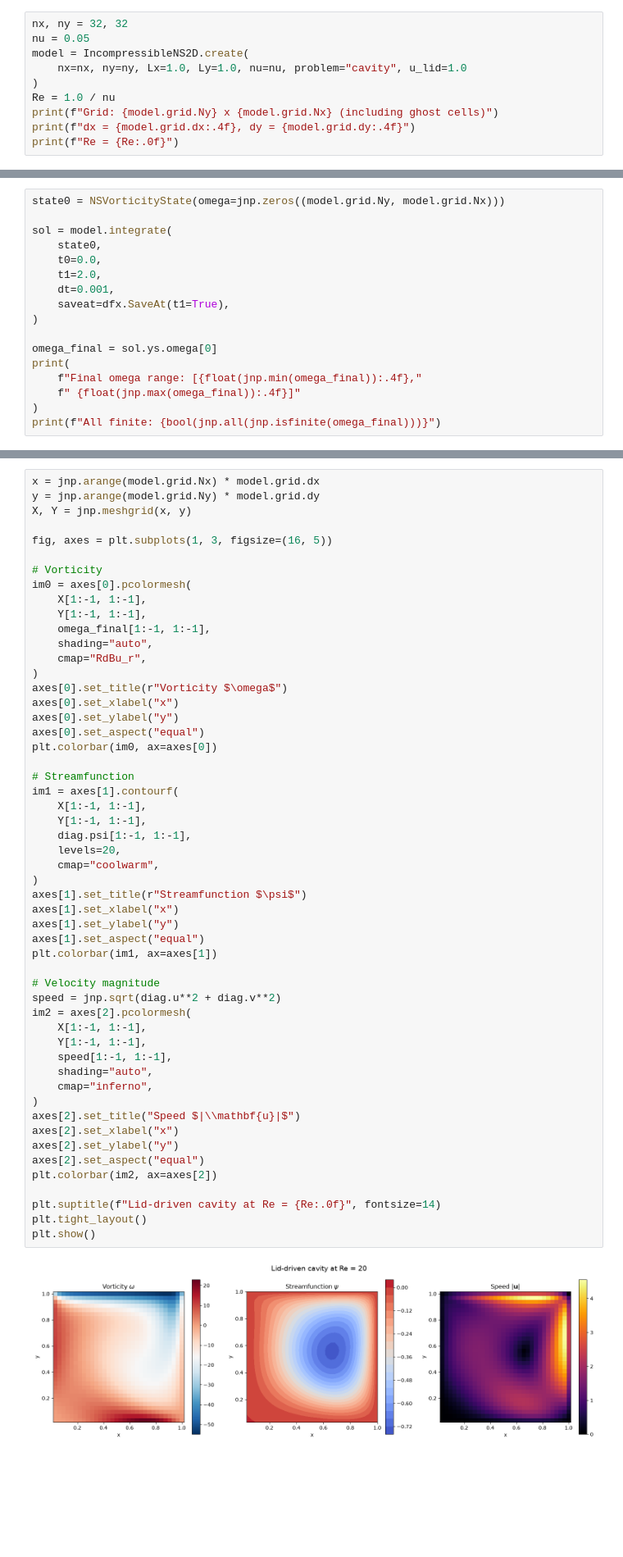
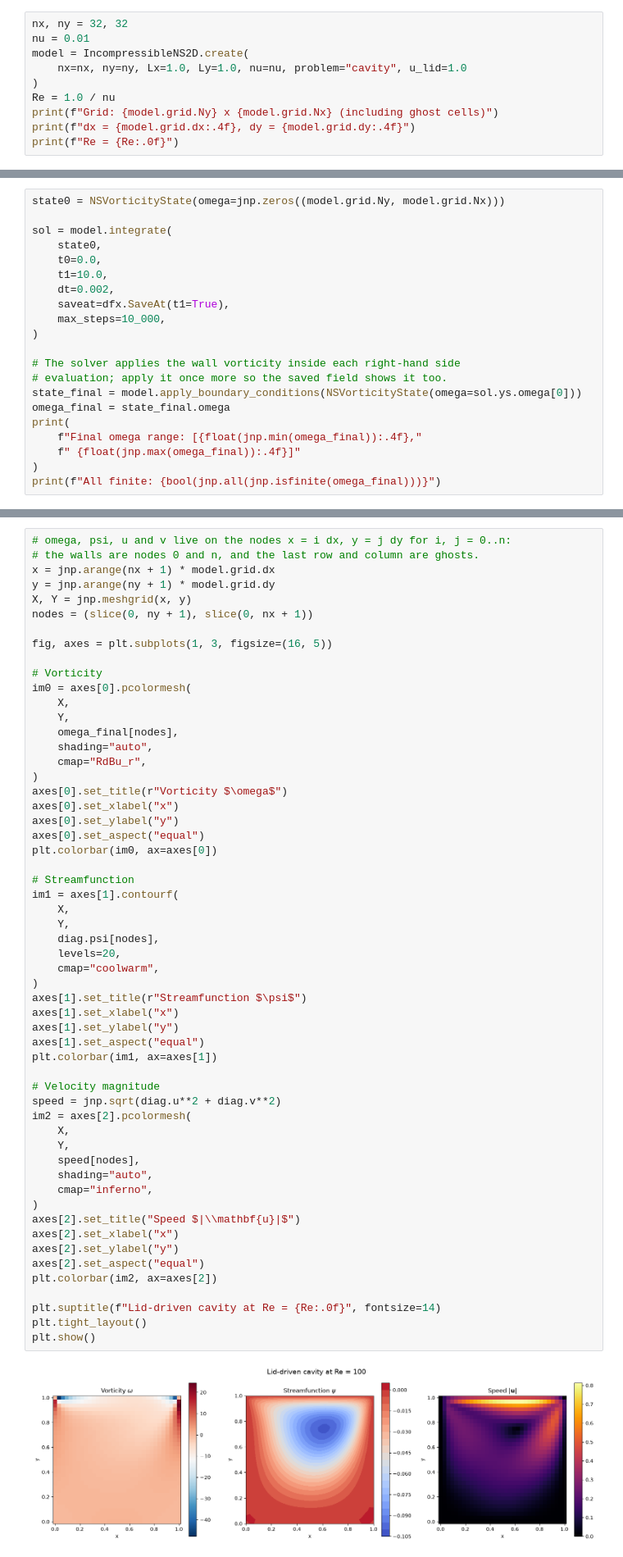
Before and after one commit to jejjohnson/sesmax, a Jupyter notebook: docs/notebooks/step12_cavity_flow.ipynb, the cells around one changed output, grey strips where cells are left out. Shown at 82% size. Saved outputs shown, nothing was run; the diff lists cells and outputs as text; blank space fills up the shorter version.

```diff
--- a/docs/notebooks/step12_cavity_flow.ipynb
+++ b/docs/notebooks/step12_cavity_flow.ipynb
@@ -148,6 +148,6 @@ We use a 64x64 grid with $\nu = 0.01$ ($Re = 100$).
 # %%
 nx, ny = 32, 32
-nu = 0.05
+nu = 0.01
 model = IncompressibleNS2D.create(
     nx=nx, ny=ny, Lx=1.0, Ly=1.0, nu=nu, problem="cavity", u_lid=1.0
 )
@@ -171,12 +171,16 @@ state0 = NSVorticityState(omega=jnp.zeros((model.grid.Ny, model.grid.Nx)))
 sol = model.integrate(
     state0,
     t0=0.0,
-    t1=2.0,
-    dt=0.001,
+    t1=10.0,
+    dt=0.002,
     saveat=dfx.SaveAt(t1=True),
+    max_steps=10_000,
 )
 
-omega_final = sol.ys.omega[0]
+# The solver applies the wall vorticity inside each right-hand side
+# evaluation; apply it once more so the saved field shows it too.
+state_final = model.apply_boundary_conditions(NSVorticityState(omega=sol.ys.omega[0]))
+omega_final = state_final.omega
 print(
     f"Final omega range: [{float(jnp.min(omega_final)):.4f},"
     f" {float(jnp.max(omega_final)):.4f}]"
@@ -203,17 +206,20 @@ Enstrophy:      132.667694
 
 We plot the vorticity field and streamfunction contours.
 # %%
-x = jnp.arange(model.grid.Nx) * model.grid.dx
-y = jnp.arange(model.grid.Ny) * model.grid.dy
+# omega, psi, u and v live on the nodes x = i dx, y = j dy for i, j = 0..n:
+# the walls are nodes 0 and n, and the last row and column are ghosts.
+x = jnp.arange(nx + 1) * model.grid.dx
+y = jnp.arange(ny + 1) * model.grid.dy
 X, Y = jnp.meshgrid(x, y)
+nodes = (slice(0, ny + 1), slice(0, nx + 1))
 
 fig, axes = plt.subplots(1, 3, figsize=(16, 5))
 
 # Vorticity
 im0 = axes[0].pcolormesh(
-    X[1:-1, 1:-1],
-    Y[1:-1, 1:-1],
-    omega_final[1:-1, 1:-1],
+    X,
+    Y,
+    omega_final[nodes],
     shading="auto",
     cmap="RdBu_r",
 )
@@ -223,40 +229,40 @@ axes[0].set_ylabel("y")
 axes[0].set_aspect("equal")
 plt.colorbar(im0, ax=axes[0])
 
 # Streamfunction
 im1 = axes[1].contourf(
-    X[1:-1, 1:-1],
-    Y[1:-1, 1:-1],
-    diag.psi[1:-1, 1:-1],
+    X,
+    Y,
+    diag.psi[nodes],
     levels=20,
     cmap="coolwarm",
 )
 axes[1].set_title(r"Streamfunction $\psi$")
 axes[1].set_xlabel("x")
 axes[1].set_ylabel("y")
 axes[1].set_aspect("equal")
 plt.colorbar(im1, ax=axes[1])
 
 # Velocity magnitude
 speed = jnp.sqrt(diag.u**2 + diag.v**2)
 im2 = axes[2].pcolormesh(
-    X[1:-1, 1:-1],
-    Y[1:-1, 1:-1],
-    speed[1:-1, 1:-1],
+    X,
+    Y,
+    speed[nodes],
     shading="auto",
     cmap="inferno",
 )
 axes[2].set_title("Speed $|\\mathbf{u}|$")
 axes[2].set_xlabel("x")
 axes[2].set_ylabel("y")
 axes[2].set_aspect("equal")
 plt.colorbar(im2, ax=axes[2])
 
 plt.suptitle(f"Lid-driven cavity at Re = {Re:.0f}", fontsize=14)
 plt.tight_layout()
 plt.show()
 # %% [output]
-[figure, old version]
+[figure, new version]
 # %% [markdown]
 ## 5. Ghia benchmark comparison
 
```
Also changed, not shown: parts of 9 cells of this notebook, 2 other files.
